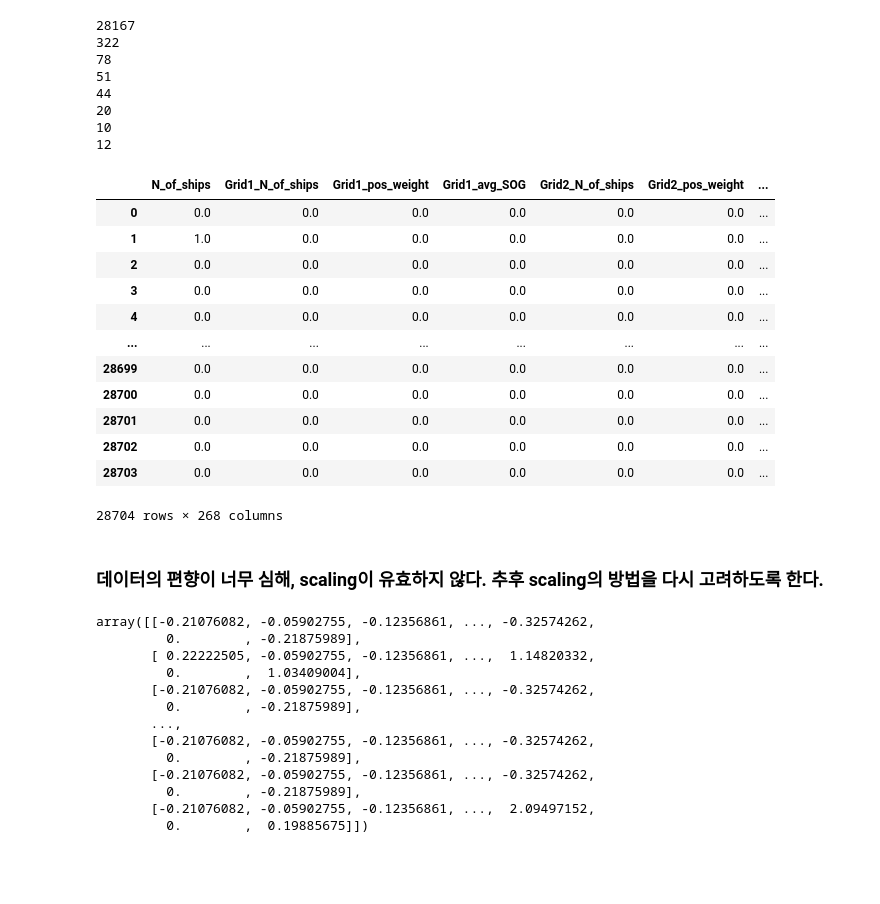
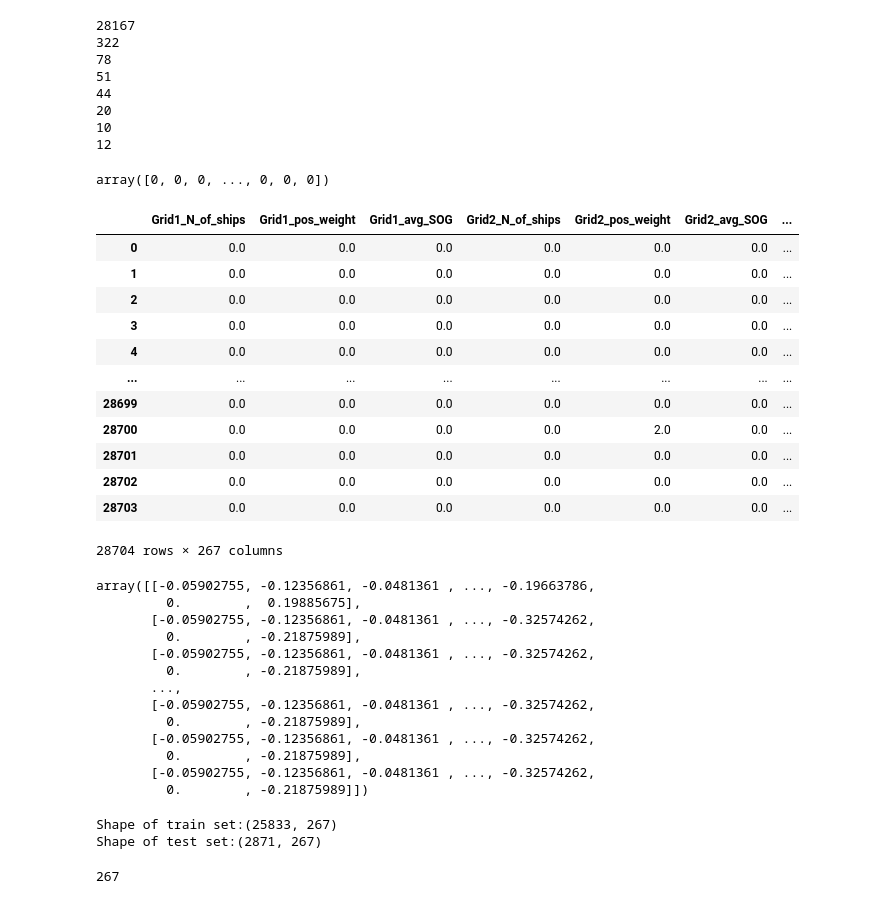
Before and after one commit to Predicting-marine-traffic-conditions/Predict-Maritime-Congestion_Sol2, a Jupyter notebook: Predict_by_LSTM.ipynb, the cells around one changed output. Saved outputs shown, nothing was run; the diff lists cells and outputs as text; code cells hidden in the pictures; blank space fills up the shorter version.

```diff
--- a/Predict_by_LSTM.ipynb
+++ b/Predict_by_LSTM.ipynb
@@ -107,46 +107,50 @@ for s in space:
 12
 # %%
 ### training에 사용되는 column들 ###
-cols = list(data_set)[2:]
-data_set = data_set[cols].astype(float)
-data_set
+label = data_set['N_of_ships'].values
+cols = list(data_set)[3:]
+column_set = data_set[cols].astype(float)
-# %% [output]
-|  | N_of_ships | Grid1_N_of_ships | Grid1_pos_weight | Grid1_avg_SOG | Grid2_N_of_ships | Grid2_pos_weight | ... |
-| 0 | 0.0 | 0.0 | 0.0 | 0.0 | 0.0 | 0.0 | ... |
-| 1 | 1.0 | 0.0 | 0.0 | 0.0 | 0.0 | 0.0 | ... |
-| 2 | 0.0 | 0.0 | 0.0 | 0.0 | 0.0 | 0.0 | ... |
-| 3 | 0.0 | 0.0 | 0.0 | 0.0 | 0.0 | 0.0 | ... |
-| 4 | 0.0 | 0.0 | 0.0 | 0.0 | 0.0 | 0.0 | ... |
-| ... | ... | ... | ... | ... | ... | ... | ... |
-| 28699 | 0.0 | 0.0 | 0.0 | 0.0 | 0.0 | 0.0 | ... |
-| 28700 | 0.0 | 0.0 | 0.0 | 0.0 | 0.0 | 0.0 | ... |
-| 28701 | 0.0 | 0.0 | 0.0 | 0.0 | 0.0 | 0.0 | ... |
-| 28702 | 0.0 | 0.0 | 0.0 | 0.0 | 0.0 | 0.0 | ... |
-| 28703 | 0.0 | 0.0 | 0.0 | 0.0 | 0.0 | 0.0 | ... |
-28704 rows × 268 columns
-# %% [markdown]
-### 데이터의 편향이 너무 심해, scaling이 유효하지 않다. 추후 scaling의 방법을 다시 고려하도록 한다.
+# %%
+label
+# %% [output]
+array([0, 0, 0, ..., 0, 0, 0])
+# %%
+column_set
+# %% [output]
+|  | Grid1_N_of_ships | Grid1_pos_weight | Grid1_avg_SOG | Grid2_N_of_ships | Grid2_pos_weight | Grid2_avg_SOG | ... |
+| 0 | 0.0 | 0.0 | 0.0 | 0.0 | 0.0 | 0.0 | ... |
+| 1 | 0.0 | 0.0 | 0.0 | 0.0 | 0.0 | 0.0 | ... |
+| 2 | 0.0 | 0.0 | 0.0 | 0.0 | 0.0 | 0.0 | ... |
+| 3 | 0.0 | 0.0 | 0.0 | 0.0 | 0.0 | 0.0 | ... |
+| 4 | 0.0 | 0.0 | 0.0 | 0.0 | 0.0 | 0.0 | ... |
+| ... | ... | ... | ... | ... | ... | ... | ... |
+| 28699 | 0.0 | 0.0 | 0.0 | 0.0 | 0.0 | 0.0 | ... |
+| 28700 | 0.0 | 0.0 | 0.0 | 0.0 | 2.0 | 0.0 | ... |
+| 28701 | 0.0 | 0.0 | 0.0 | 0.0 | 0.0 | 0.0 | ... |
+| 28702 | 0.0 | 0.0 | 0.0 | 0.0 | 0.0 | 0.0 | ... |
+| 28703 | 0.0 | 0.0 | 0.0 | 0.0 | 0.0 | 0.0 | ... |
+28704 rows × 267 columns
 # %%
 ### 변수들의 scale이 너무 다른 경우를 대비하여, scaling을 진행해준다 ###
 # normalize the dataset
 scaler = StandardScaler()
-scaler = scaler.fit(data_set)
-data_set_scaled = scaler.transform(data_set)
+scaler = scaler.fit(column_set)
+data_set_scaled = scaler.transform(column_set)
 data_set_scaled
 # %% [output]
-array([[-0.21076082, -0.05902755, -0.12356861, ..., -0.32574262,
+array([[-0.05902755, -0.12356861, -0.0481361 , ..., -0.19663786,
+         0.        ,  0.19885675],
+       [-0.05902755, -0.12356861, -0.0481361 , ..., -0.32574262,
          0.        , -0.21875989],
-       [ 0.22222505, -0.05902755, -0.12356861, ...,  1.14820332,
-         0.        ,  1.03409004],
-       [-0.21076082, -0.05902755, -0.12356861, ..., -0.32574262,
+       [-0.05902755, -0.12356861, -0.0481361 , ..., -0.32574262,
          0.        , -0.21875989],
        ...,
-       [-0.21076082, -0.05902755, -0.12356861, ..., -0.32574262,
+       [-0.05902755, -0.12356861, -0.0481361 , ..., -0.32574262,
          0.        , -0.21875989],
-       [-0.21076082, -0.05902755, -0.12356861, ..., -0.32574262,
+       [-0.05902755, -0.12356861, -0.0481361 , ..., -0.32574262,
          0.        , -0.21875989],
-       [-0.21076082, -0.05902755, -0.12356861, ...,  2.09497152,
-         0.        ,  0.19885675]])
+       [-0.05902755, -0.12356861, -0.0481361 , ..., -0.32574262,
+         0.        , -0.21875989]])
 # %%
 # split to train data and test data
 n_train = int(0.9*data_set_scaled.shape[0]) # 트레이닝 데이터와 테스트 데이터의 수를 9:1 비율로 분할.
@@ -158 +162,11 @@ test_dates = data_set[n_train:]
 # print(test_dates.head(5))
+# %%
+print('Shape of train set:' + str(train_dates.shape))
+print('Shape of test set:' + str(test_dates.shape))
+# %% [output]
+Shape of train set:(25833, 267)
+Shape of test set:(2871, 267)
+# %%
+train_dates.shape[1]
+# %% [output]
+267
```
Also changed, not shown: parts of 4 cells of this notebook.
